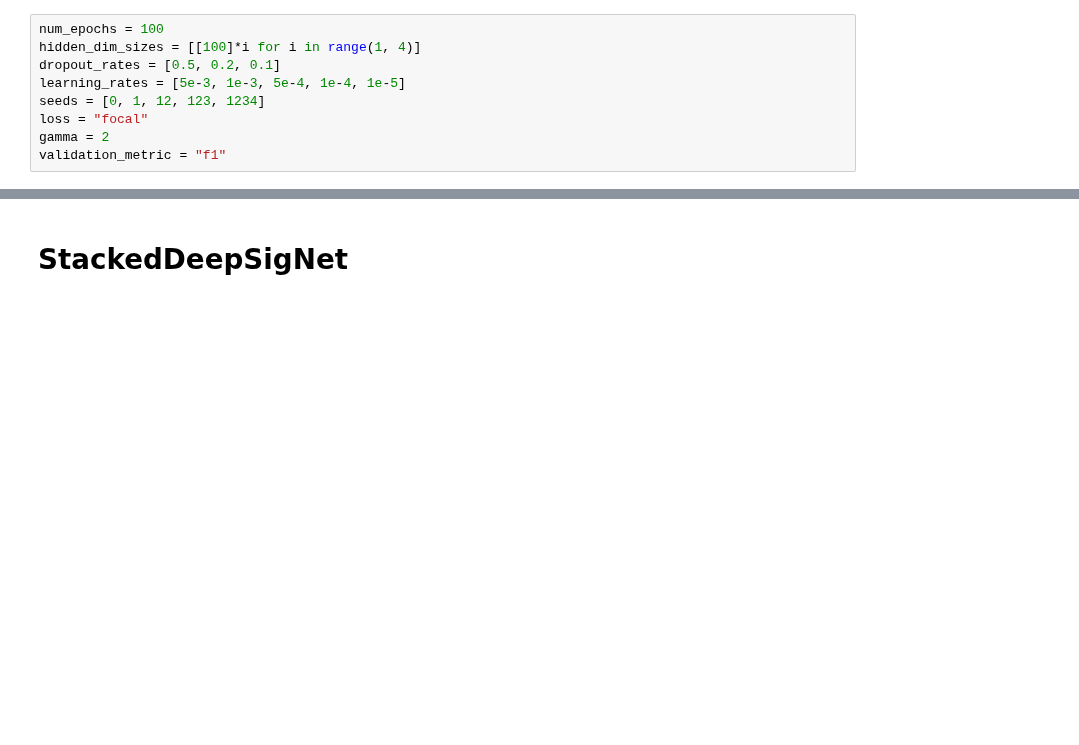
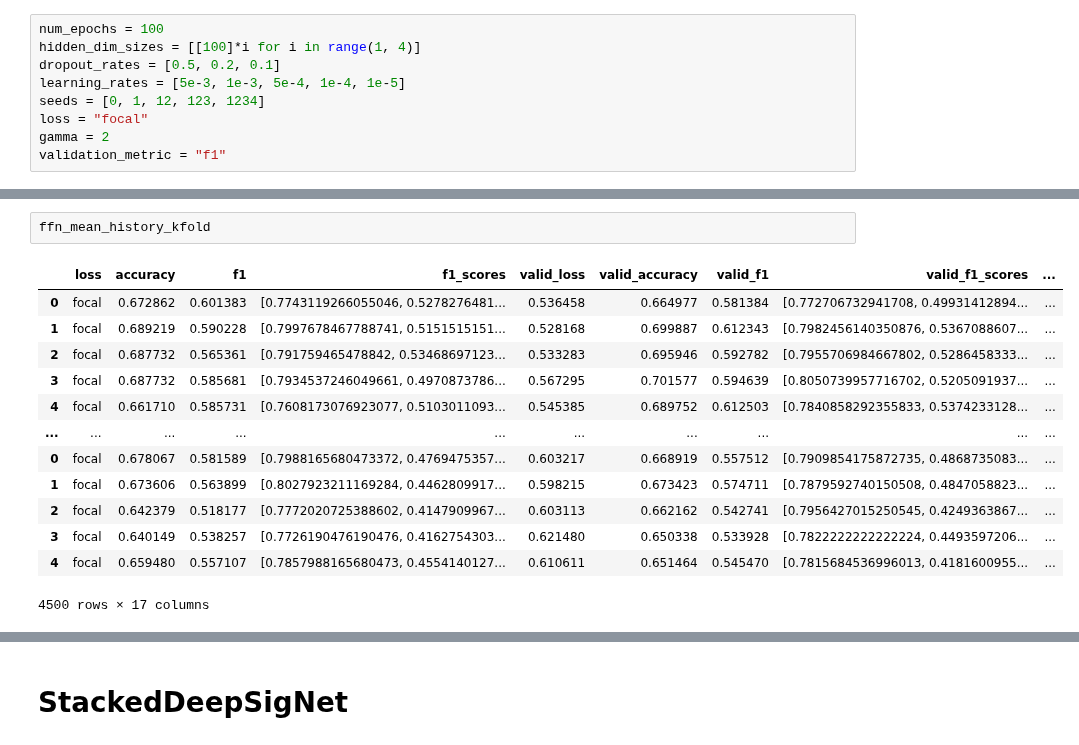
Before and after one commit to ttseriotou/sig-networks, a Jupyter notebook: notebooks/AnnoMI/anno_mi-client.ipynb, the cells around one changed output, grey strips where cells are left out. Saved outputs shown, nothing was run; the diff lists cells and outputs as text; blank space fills up the shorter version.

```diff
--- a/notebooks/AnnoMI/anno_mi-client.ipynb
+++ b/notebooks/AnnoMI/anno_mi-client.ipynb
@@ -316,0 +501,16 @@ ffn_mean_history_kfold, best_valid_metric, extra_info = histories_baseline_hyper
+# %%
+ffn_mean_history_kfold
+# %% [output]
+|  | loss | accuracy | f1 | f1_scores | valid_loss | valid_accuracy | valid_f1 | valid_f1_scores | ... |
+| 0 | focal | 0.672862 | 0.601383 | [0.7743119266055046, 0.5278276481... | 0.536458 | 0.664977 | 0.581384 | [0.772706732941708, 0.49931412894... | ... |
+| 1 | focal | 0.689219 | 0.590228 | [0.7997678467788741, 0.5151515151... | 0.528168 | 0.699887 | 0.612343 | [0.7982456140350876, 0.5367088607... | ... |
+| 2 | focal | 0.687732 | 0.565361 | [0.791759465478842, 0.53468697123... | 0.533283 | 0.695946 | 0.592782 | [0.7955706984667802, 0.5286458333... | ... |
+| 3 | focal | 0.687732 | 0.585681 | [0.7934537246049661, 0.4970873786... | 0.567295 | 0.701577 | 0.594639 | [0.8050739957716702, 0.5205091937... | ... |
+| 4 | focal | 0.661710 | 0.585731 | [0.7608173076923077, 0.5103011093... | 0.545385 | 0.689752 | 0.612503 | [0.7840858292355833, 0.5374233128... | ... |
+| ... | ... | ... | ... | ... | ... | ... | ... | ... | ... |
+| 0 | focal | 0.678067 | 0.581589 | [0.7988165680473372, 0.4769475357... | 0.603217 | 0.668919 | 0.557512 | [0.7909854175872735, 0.4868735083... | ... |
+| 1 | focal | 0.673606 | 0.563899 | [0.8027923211169284, 0.4462809917... | 0.598215 | 0.673423 | 0.574711 | [0.7879592740150508, 0.4847058823... | ... |
+| 2 | focal | 0.642379 | 0.518177 | [0.7772020725388602, 0.4147909967... | 0.603113 | 0.662162 | 0.542741 | [0.7956427015250545, 0.4249363867... | ... |
+| 3 | focal | 0.640149 | 0.538257 | [0.7726190476190476, 0.4162754303... | 0.621480 | 0.650338 | 0.533928 | [0.7822222222222224, 0.4493597206... | ... |
+| 4 | focal | 0.659480 | 0.557107 | [0.7857988165680473, 0.4554140127... | 0.610611 | 0.651464 | 0.545470 | [0.7815684536996013, 0.4181600955... | ... |
+4500 rows × 17 columns
```
Also changed, not shown: parts of 94 cells of this notebook, 4 other files.
